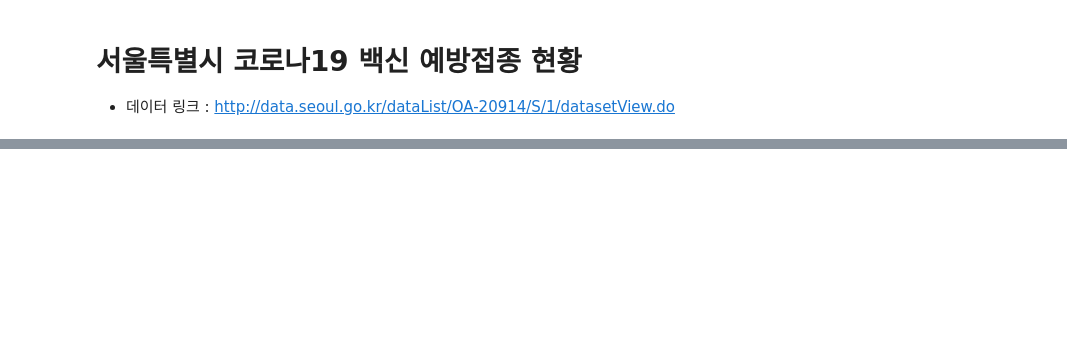
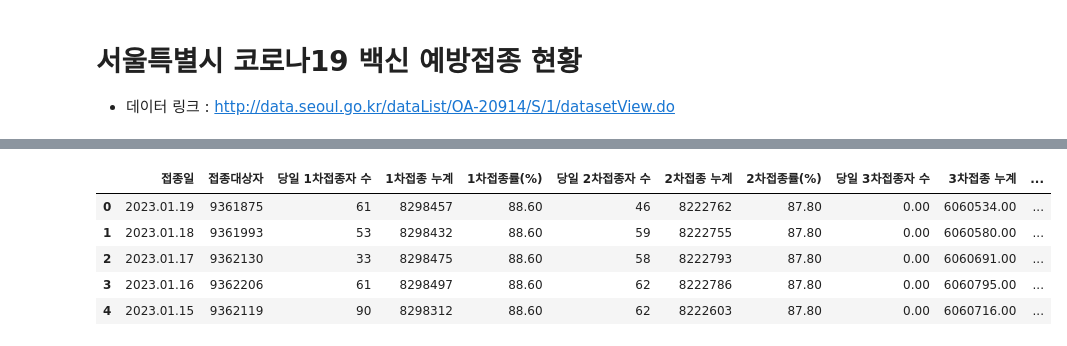
Before and after one commit to ysw2946/Daily_EDA, a Jupyter notebook: 서울특별시 코로나19 백신 예방접종 현황.ipynb, the cells around one changed output, grey strips where cells are left out. Drawn from its saved outputs; the diff is of its cells as text; code cells hidden in the pictures; blank space fills up the shorter version.

```diff
--- a/서울특별시 코로나19 백신 예방접종 현황.ipynb
+++ b/서울특별시 코로나19 백신 예방접종 현황.ipynb
@@ -326,0 +75,9 @@ tar.sort_values('당일 4차접종자 수',ascending=False)
+# %%
+data.head()
+# %% [output]
+|  | 접종일 | 접종대상자 | 당일 1차접종자 수 | 1차접종 누계 | 1차접종률(%) | 당일 2차접종자 수 | 2차접종 누계 | 2차접종률(%) | 당일 3차접종자 수 | 3차접종 누계 | ... |
+| 0 | 2023.01.19 | 9361875 | 61 | 8298457 | 88.60 | 46 | 8222762 | 87.80 | 0.00 | 6060534.00 | ... |
+| 1 | 2023.01.18 | 9361993 | 53 | 8298432 | 88.60 | 59 | 8222755 | 87.80 | 0.00 | 6060580.00 | ... |
+| 2 | 2023.01.17 | 9362130 | 33 | 8298475 | 88.60 | 58 | 8222793 | 87.80 | 0.00 | 6060691.00 | ... |
+| 3 | 2023.01.16 | 9362206 | 61 | 8298497 | 88.60 | 62 | 8222786 | 87.80 | 0.00 | 6060795.00 | ... |
+| 4 | 2023.01.15 | 9362119 | 90 | 8298312 | 88.60 | 62 | 8222603 | 87.80 | 0.00 | 6060716.00 | ... |
```
Also changed, not shown: parts of 43 cells of this notebook.
